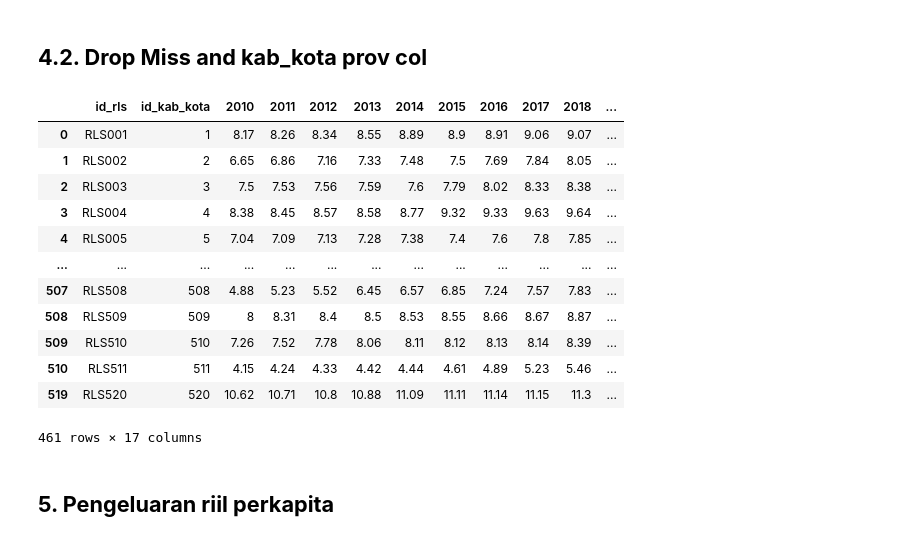
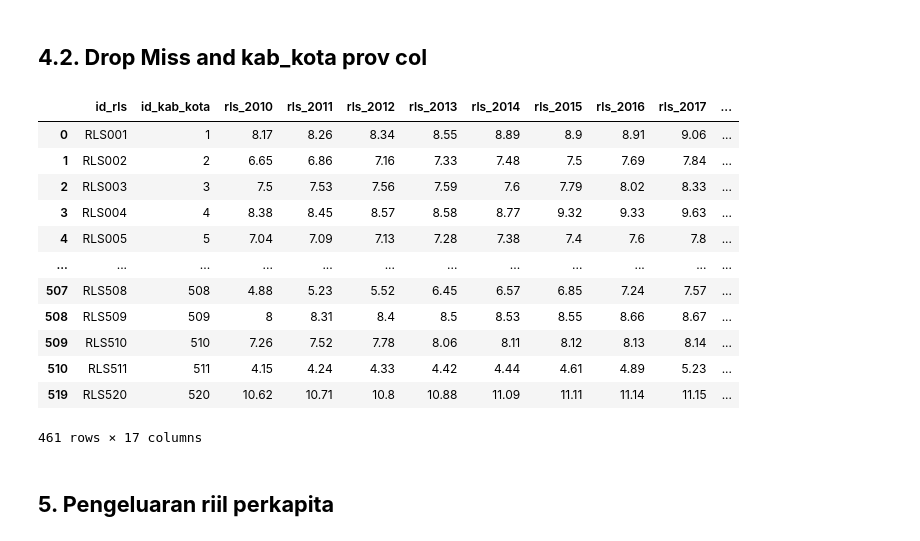
Before and after one commit to bistiana29/IAH-VISION, a Jupyter notebook: notebooks/missval_handling.ipynb, the cells around one changed output. Cells and saved outputs as stored; diff of their text form; code cells hidden in the pictures.

```diff
--- a/notebooks/missval_handling.ipynb
+++ b/notebooks/missval_handling.ipynb
@@ -232,20 +242,23 @@ Jumlah kabupaten/kota yang mengandung missing value (-) pada tahun 2010-2024: 52
 # %%
 rls_clean = rls[~rls['NAMA_KAB_KOTA'].isin(kab_kota_ahh)]
 rls_clean = rls_clean.drop(columns=['NAMA_KAB_KOTA', 'PROVINSI'])
+
+tahun_list = [str(tahun) for tahun in range(2010, 2025)]
+rls_clean.columns = [f'rls_{col}' if col in tahun_list else col for col in rls_clean.columns]
 rls_clean
 # %% [output]
-|  | id_rls | id_kab_kota | 2010 | 2011 | 2012 | 2013 | 2014 | 2015 | 2016 | 2017 | 2018 | ... |
-| 0 | RLS001 | 1 | 8.17 | 8.26 | 8.34 | 8.55 | 8.89 | 8.9 | 8.91 | 9.06 | 9.07 | ... |
-| 1 | RLS002 | 2 | 6.65 | 6.86 | 7.16 | 7.33 | 7.48 | 7.5 | 7.69 | 7.84 | 8.05 | ... |
-| 2 | RLS003 | 3 | 7.5 | 7.53 | 7.56 | 7.59 | 7.6 | 7.79 | 8.02 | 8.33 | 8.38 | ... |
-| 3 | RLS004 | 4 | 8.38 | 8.45 | 8.57 | 8.58 | 8.77 | 9.32 | 9.33 | 9.63 | 9.64 | ... |
-| 4 | RLS005 | 5 | 7.04 | 7.09 | 7.13 | 7.28 | 7.38 | 7.4 | 7.6 | 7.8 | 7.85 | ... |
-| ... | ... | ... | ... | ... | ... | ... | ... | ... | ... | ... | ... | ... |
-| 507 | RLS508 | 508 | 4.88 | 5.23 | 5.52 | 6.45 | 6.57 | 6.85 | 7.24 | 7.57 | 7.83 | ... |
-| 508 | RLS509 | 509 | 8 | 8.31 | 8.4 | 8.5 | 8.53 | 8.55 | 8.66 | 8.67 | 8.87 | ... |
-| 509 | RLS510 | 510 | 7.26 | 7.52 | 7.78 | 8.06 | 8.11 | 8.12 | 8.13 | 8.14 | 8.39 | ... |
-| 510 | RLS511 | 511 | 4.15 | 4.24 | 4.33 | 4.42 | 4.44 | 4.61 | 4.89 | 5.23 | 5.46 | ... |
-| 519 | RLS520 | 520 | 10.62 | 10.71 | 10.8 | 10.88 | 11.09 | 11.11 | 11.14 | 11.15 | 11.3 | ... |
+|  | id_rls | id_kab_kota | rls_2010 | rls_2011 | rls_2012 | rls_2013 | rls_2014 | rls_2015 | rls_2016 | rls_2017 | ... |
+| 0 | RLS001 | 1 | 8.17 | 8.26 | 8.34 | 8.55 | 8.89 | 8.9 | 8.91 | 9.06 | ... |
+| 1 | RLS002 | 2 | 6.65 | 6.86 | 7.16 | 7.33 | 7.48 | 7.5 | 7.69 | 7.84 | ... |
+| 2 | RLS003 | 3 | 7.5 | 7.53 | 7.56 | 7.59 | 7.6 | 7.79 | 8.02 | 8.33 | ... |
+| 3 | RLS004 | 4 | 8.38 | 8.45 | 8.57 | 8.58 | 8.77 | 9.32 | 9.33 | 9.63 | ... |
+| 4 | RLS005 | 5 | 7.04 | 7.09 | 7.13 | 7.28 | 7.38 | 7.4 | 7.6 | 7.8 | ... |
+| ... | ... | ... | ... | ... | ... | ... | ... | ... | ... | ... | ... |
+| 507 | RLS508 | 508 | 4.88 | 5.23 | 5.52 | 6.45 | 6.57 | 6.85 | 7.24 | 7.57 | ... |
+| 508 | RLS509 | 509 | 8 | 8.31 | 8.4 | 8.5 | 8.53 | 8.55 | 8.66 | 8.67 | ... |
+| 509 | RLS510 | 510 | 7.26 | 7.52 | 7.78 | 8.06 | 8.11 | 8.12 | 8.13 | 8.14 | ... |
+| 510 | RLS511 | 511 | 4.15 | 4.24 | 4.33 | 4.42 | 4.44 | 4.61 | 4.89 | 5.23 | ... |
+| 519 | RLS520 | 520 | 10.62 | 10.71 | 10.8 | 10.88 | 11.09 | 11.11 | 11.14 | 11.15 | ... |
 461 rows × 17 columns
 # %%
 rls_clean.to_csv('../data/rls_clean.csv', index=False)
```
Also changed, not shown: parts of 5 cells of this notebook, 15 other files.
